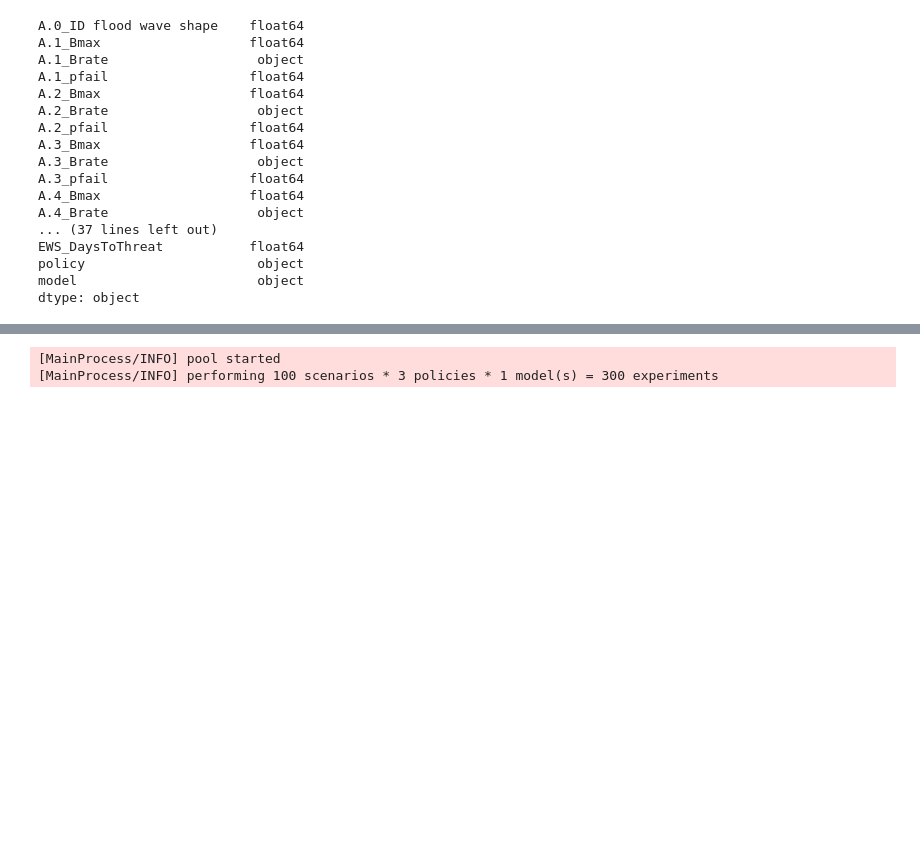
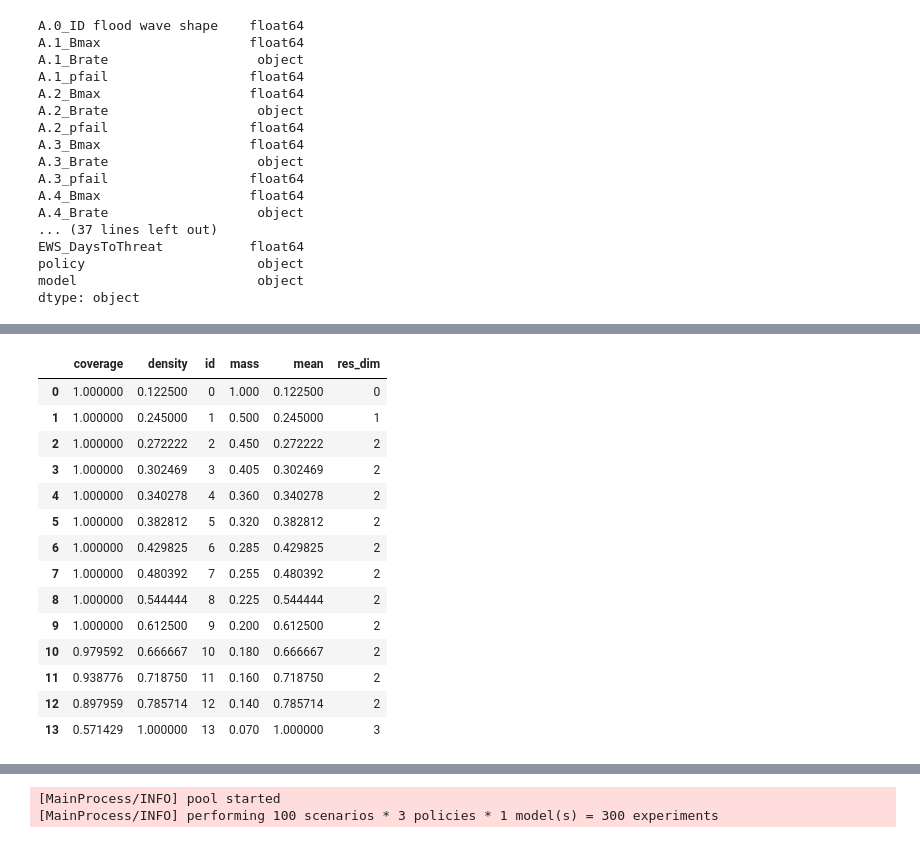
Before and after one commit to tamarvooijs/MBDM, a Jupyter notebook: final assignment/Problem Formulations-Laszlo.ipynb, the cells around one changed output, grey strips where cells are left out. Drawn from its saved outputs; the diff is of its cells as text; code cells hidden in the pictures; blank space fills up the shorter version.

```diff
--- a/final assignment/Problem Formulations-Laszlo.ipynb
+++ b/final assignment/Problem Formulations-Laszlo.ipynb
@@ -375 +373,19 @@ A.0_ID flood wave shape                  [0.503883773513223, -1.0]
+# %%
+box.peeling_trajectory
+# %% [output]
+|  | coverage | density | id | mass | mean | res_dim |
+| 0 | 1.000000 | 0.122500 | 0 | 1.000 | 0.122500 | 0 |
+| 1 | 1.000000 | 0.245000 | 1 | 0.500 | 0.245000 | 1 |
+| 2 | 1.000000 | 0.272222 | 2 | 0.450 | 0.272222 | 2 |
+| 3 | 1.000000 | 0.302469 | 3 | 0.405 | 0.302469 | 2 |
+| 4 | 1.000000 | 0.340278 | 4 | 0.360 | 0.340278 | 2 |
+| 5 | 1.000000 | 0.382812 | 5 | 0.320 | 0.382812 | 2 |
+| 6 | 1.000000 | 0.429825 | 6 | 0.285 | 0.429825 | 2 |
+| 7 | 1.000000 | 0.480392 | 7 | 0.255 | 0.480392 | 2 |
+| 8 | 1.000000 | 0.544444 | 8 | 0.225 | 0.544444 | 2 |
+| 9 | 1.000000 | 0.612500 | 9 | 0.200 | 0.612500 | 2 |
+| 10 | 0.979592 | 0.666667 | 10 | 0.180 | 0.666667 | 2 |
+| 11 | 0.938776 | 0.718750 | 11 | 0.160 | 0.718750 | 2 |
+| 12 | 0.897959 | 0.785714 | 12 | 0.140 | 0.785714 | 2 |
+| 13 | 0.571429 | 1.000000 | 13 | 0.070 | 1.000000 | 3 |
 # %%
```
Also changed, not shown: parts of 7 cells of this notebook.
